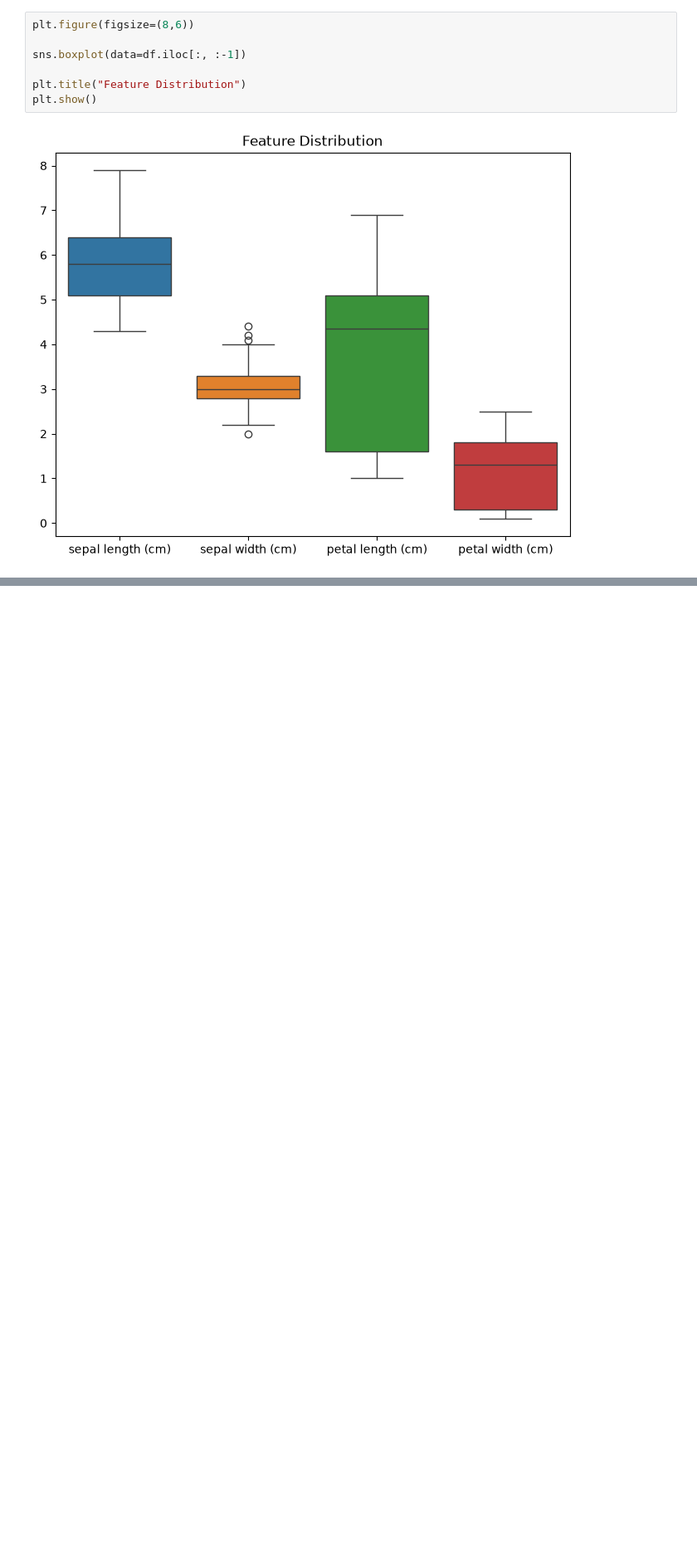
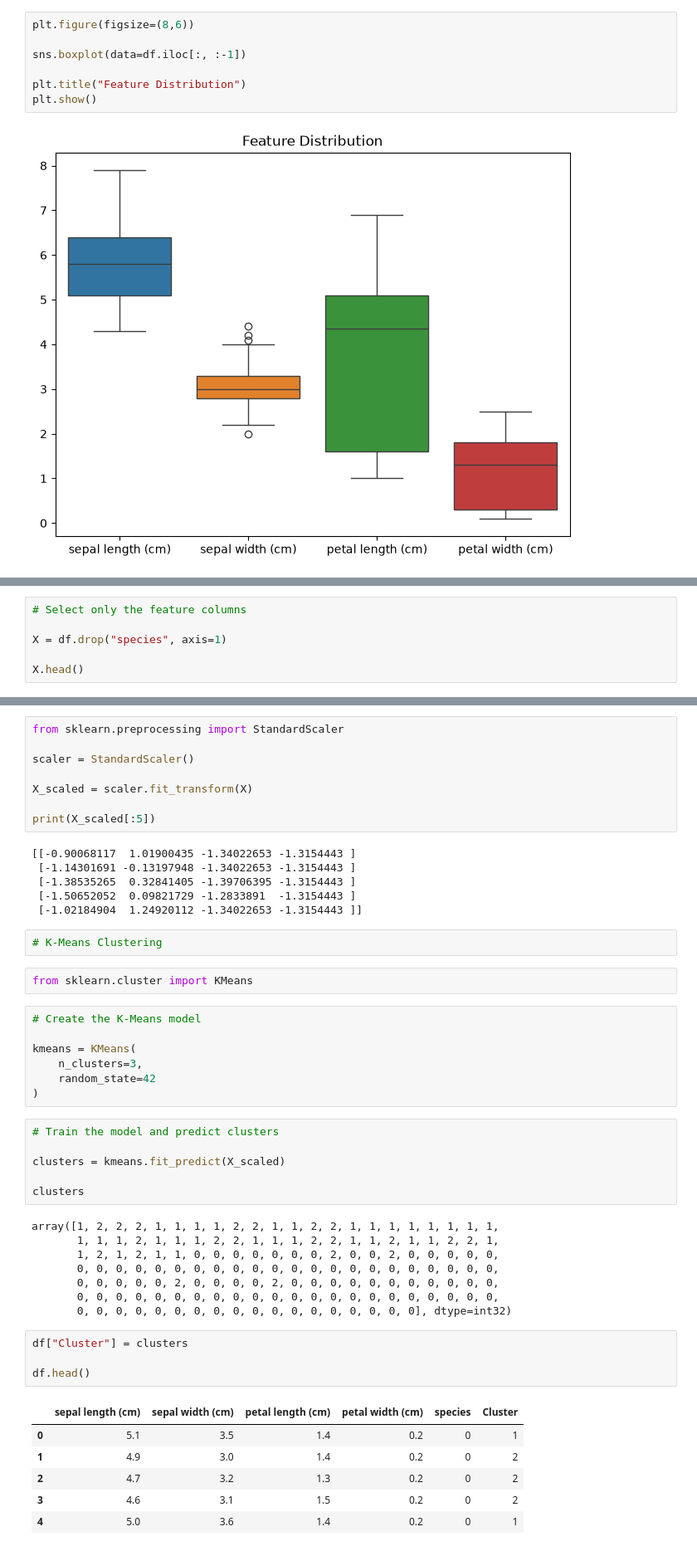
Before and after one commit to Nitesh0986/IrisVision-KMeans, a Jupyter notebook: notebooks/iris_clustering.ipynb, the cells around one changed output, grey strips where cells are left out. Shown at 83% size. Cells and saved outputs as stored; diff of their text form; blank space fills up the shorter version.

Commit message:
Implemented K-Means clustering model

```diff
--- a/notebooks/iris_clustering.ipynb
+++ b/notebooks/iris_clustering.ipynb
@@ -140,0 +143,6 @@ plt.show()
+# %%
+# Select only the feature columns
+
+X = df.drop("species", axis=1)
+
+X.head()
@@ -140,0 +156,50 @@ plt.show()
+# %%
+from sklearn.preprocessing import StandardScaler
+
+scaler = StandardScaler()
+
+X_scaled = scaler.fit_transform(X)
+
+print(X_scaled[:5])
+# %% [output]
+[[-0.90068117  1.01900435 -1.34022653 -1.3154443 ]
+ [-1.14301691 -0.13197948 -1.34022653 -1.3154443 ]
+ [-1.38535265  0.32841405 -1.39706395 -1.3154443 ]
+ [-1.50652052  0.09821729 -1.2833891  -1.3154443 ]
+ [-1.02184904  1.24920112 -1.34022653 -1.3154443 ]]
+# %%
+# K-Means Clustering
+# %%
+from sklearn.cluster import KMeans
+# %%
+# Create the K-Means model
+
+kmeans = KMeans(
+    n_clusters=3,
+    random_state=42
+)
+# %%
+# Train the model and predict clusters
+
+clusters = kmeans.fit_predict(X_scaled)
+
+clusters
+# %% [output]
+array([1, 2, 2, 2, 1, 1, 1, 1, 2, 2, 1, 1, 2, 2, 1, 1, 1, 1, 1, 1, 1, 1,
+       1, 1, 1, 2, 1, 1, 1, 2, 2, 1, 1, 1, 2, 2, 1, 1, 2, 1, 1, 2, 2, 1,
+       1, 2, 1, 2, 1, 1, 0, 0, 0, 0, 0, 0, 0, 2, 0, 0, 2, 0, 0, 0, 0, 0,
+       0, 0, 0, 0, 0, 0, 0, 0, 0, 0, 0, 0, 0, 0, 0, 0, 0, 0, 0, 0, 0, 0,
+       0, 0, 0, 0, 0, 2, 0, 0, 0, 0, 2, 0, 0, 0, 0, 0, 0, 0, 0, 0, 0, 0,
+       0, 0, 0, 0, 0, 0, 0, 0, 0, 0, 0, 0, 0, 0, 0, 0, 0, 0, 0, 0, 0, 0,
+       0, 0, 0, 0, 0, 0, 0, 0, 0, 0, 0, 0, 0, 0, 0, 0, 0, 0], dtype=int32)
+# %%
+df["Cluster"] = clusters
+
+df.head()
+# %% [output]
+|  | sepal length (cm) | sepal width (cm) | petal length (cm) | petal width (cm) | species | Cluster |
+| 0 | 5.1 | 3.5 | 1.4 | 0.2 | 0 | 1 |
+| 1 | 4.9 | 3.0 | 1.4 | 0.2 | 0 | 2 |
+| 2 | 4.7 | 3.2 | 1.3 | 0.2 | 0 | 2 |
+| 3 | 4.6 | 3.1 | 1.5 | 0.2 | 0 | 2 |
+| 4 | 5.0 | 3.6 | 1.4 | 0.2 | 0 | 1 |
```
Also changed, not shown: parts of 4 cells of this notebook.
